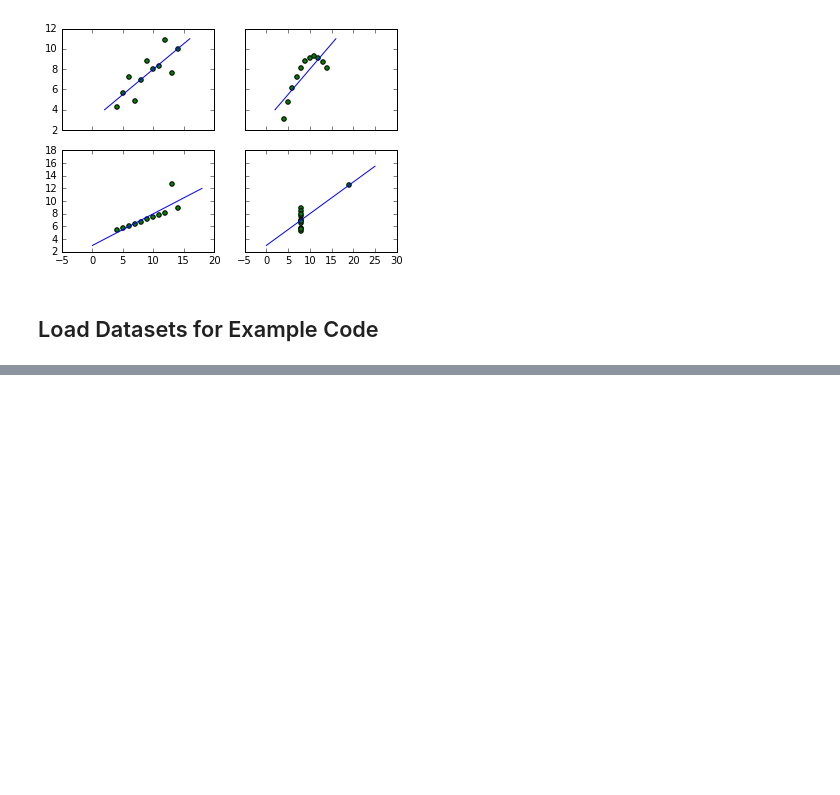
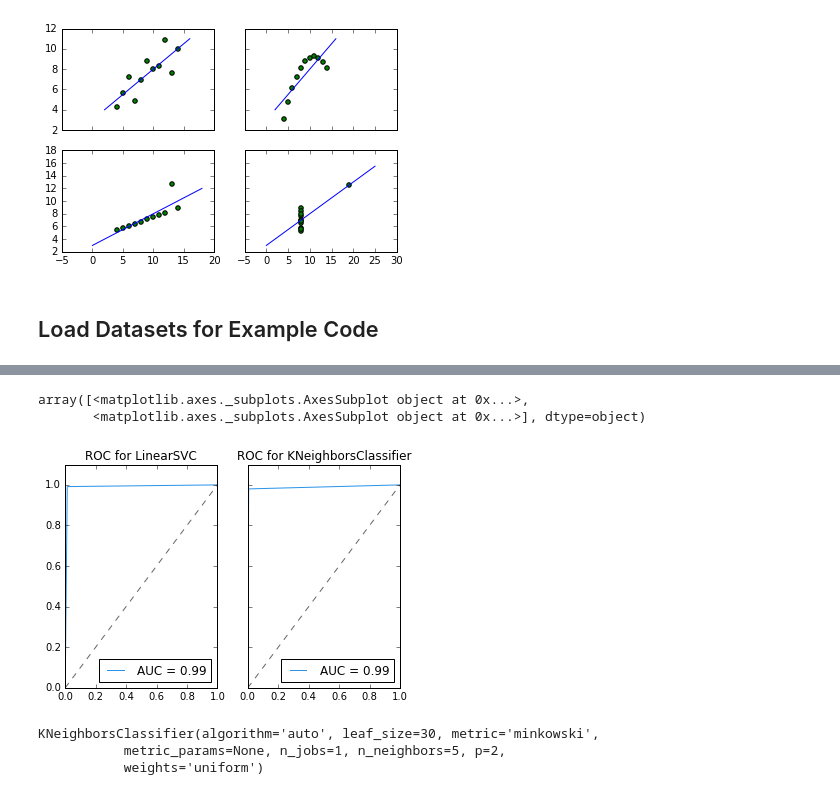
Before and after one commit to DistrictDataLabs/yellowbrick, a Jupyter notebook: examples/examples.ipynb, the cells around one changed output, grey strips where cells are left out. Saved outputs shown, nothing was run; the diff lists cells and outputs as text; code cells hidden in the pictures; blank space fills up the shorter version.

Commit message:
roc curves

```diff
--- a/examples/examples.ipynb
+++ b/examples/examples.ipynb
@@ -98,0 +99,17 @@ yb.crplot(oclm, oclm_data.y_test, y_pred)
+# %%
+ocknn, ocknn_data = build_model(occupancy, ['temp', 'humid', 'light', 'co2', 'hratio'], 'occupied', KNeighborsClassifier())
+# %%
+yb.rocplot_compare(
+    [oclm, ocknn], [oclm_data.y_test, ocknn_data.y_test],
+    [oclm.predict(oclm_data.X_test), ocknn.predict(ocknn_data.X_test)]
+)
+# %% [output]
+array([<matplotlib.axes._subplots.AxesSubplot object at 0x...>,
+       <matplotlib.axes._subplots.AxesSubplot object at 0x...>], dtype=object)
+[figure, added]
+# %%
+print ocknn.steps[-1][1]
+# %% [output]
+KNeighborsClassifier(algorithm='auto', leaf_size=30, metric='minkowski',
+           metric_params=None, n_jobs=1, n_neighbors=5, p=2,
+           weights='uniform')
```
Also changed, not shown: parts of 1 cell of this notebook, 2 other files.
